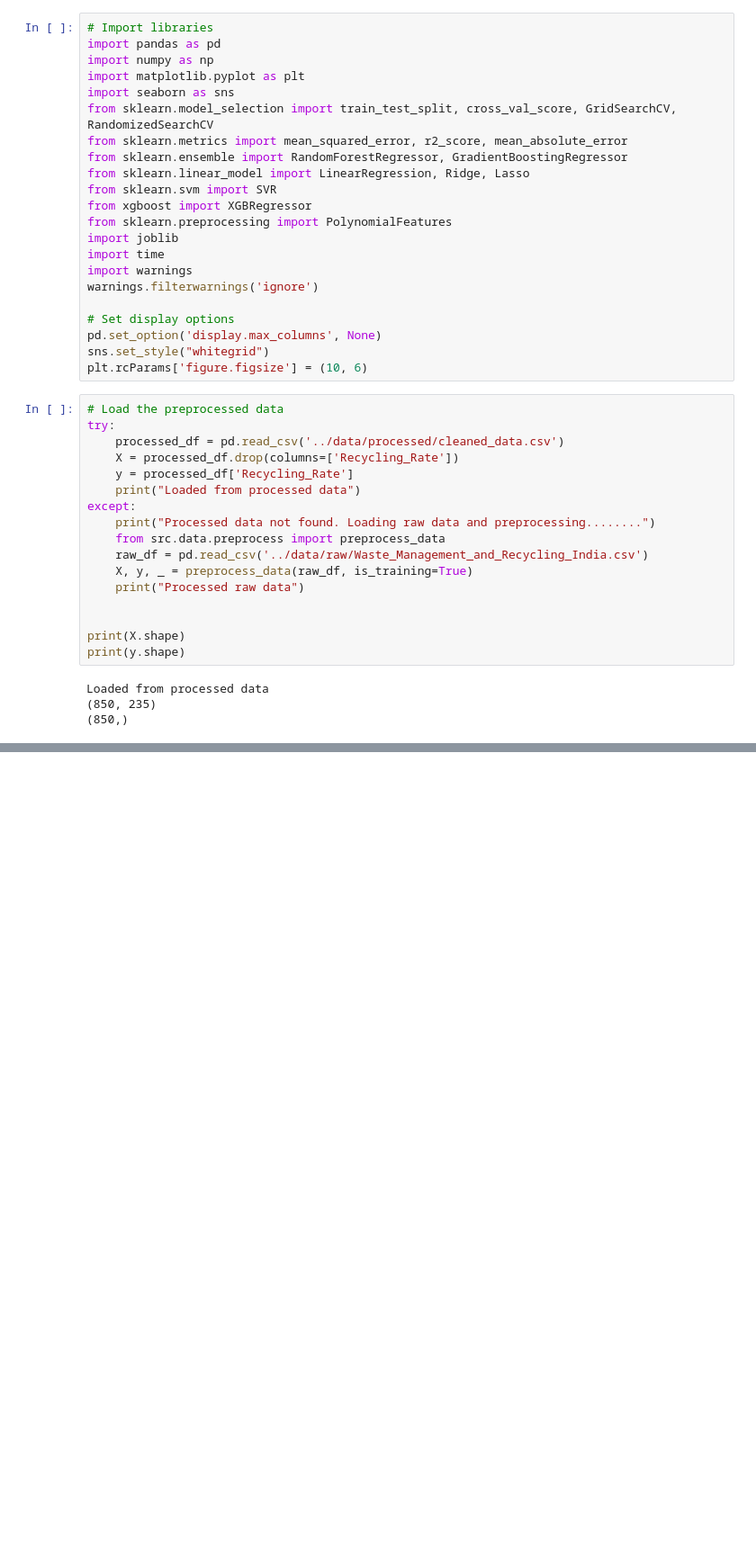
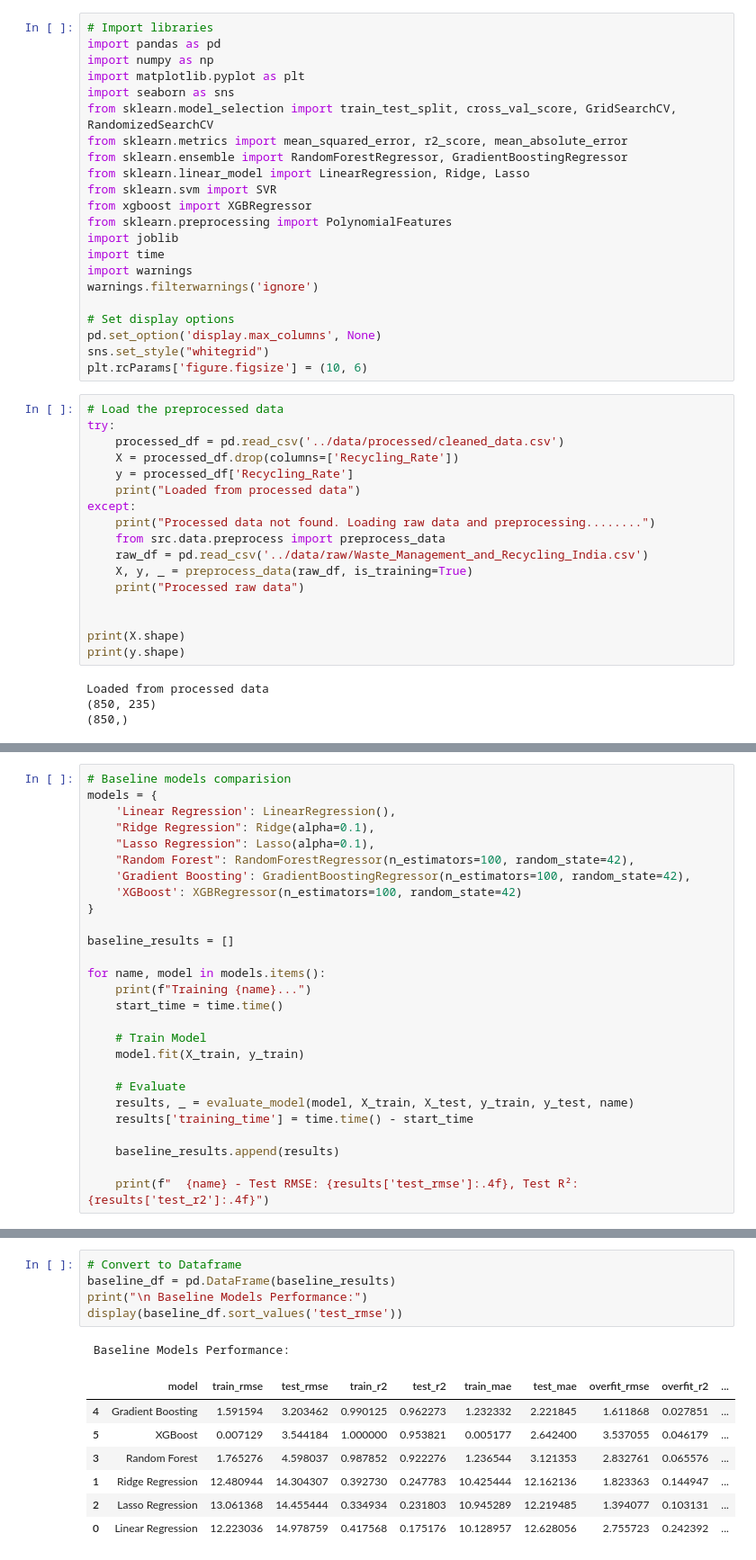
Before and after one commit to fp05107/Waste-Management-and-Recycling, a Jupyter notebook: Notebooks/03_model_training.ipynb, the cells around one changed output, grey strips where cells are left out. Shown at 90% size. Cells and saved outputs as stored; diff of their text form; blank space fills up the shorter version.

```diff
--- a/Notebooks/03_model_training.ipynb
+++ b/Notebooks/03_model_training.ipynb
@@ -65,0 +126,27 @@ ValueError: Found input variables with inconsistent numbers of samples: [850, 34
+# %%
+# Baseline models comparision
+models = {
+    'Linear Regression': LinearRegression(),
+    "Ridge Regression": Ridge(alpha=0.1),
+    "Lasso Regression": Lasso(alpha=0.1),
+    "Random Forest": RandomForestRegressor(n_estimators=100, random_state=42),
+    'Gradient Boosting': GradientBoostingRegressor(n_estimators=100, random_state=42),
+    'XGBoost': XGBRegressor(n_estimators=100, random_state=42)
+}
+
+baseline_results = []
+
+for name, model in models.items():
+    print(f"Training {name}...")
+    start_time = time.time()
+
+    # Train Model
+    model.fit(X_train, y_train)
+
+    # Evaluate
+    results, _ = evaluate_model(model, X_train, X_test, y_train, y_test, name)
+    results['training_time'] = time.time() - start_time
+
+    baseline_results.append(results)
+
+    print(f"  {name} - Test RMSE: {results['test_rmse']:.4f}, Test R²: {results['test_r2']:.4f}")
@@ -65,0 +186,14 @@ ValueError: Found input variables with inconsistent numbers of samples: [850, 34
+# %%
+# Convert to Dataframe
+baseline_df = pd.DataFrame(baseline_results)
+print("\n Baseline Models Performance:")
+display(baseline_df.sort_values('test_rmse'))
+# %% [output]
+ Baseline Models Performance:
+|  | model | train_rmse | test_rmse | train_r2 | test_r2 | train_mae | test_mae | overfit_rmse | overfit_r2 | ... |
+| 4 | Gradient Boosting | 1.591594 | 3.203462 | 0.990125 | 0.962273 | 1.232332 | 2.221845 | 1.611868 | 0.027851 | ... |
+| 5 | XGBoost | 0.007129 | 3.544184 | 1.000000 | 0.953821 | 0.005177 | 2.642400 | 3.537055 | 0.046179 | ... |
+| 3 | Random Forest | 1.765276 | 4.598037 | 0.987852 | 0.922276 | 1.236544 | 3.121353 | 2.832761 | 0.065576 | ... |
+| 1 | Ridge Regression | 12.480944 | 14.304307 | 0.392730 | 0.247783 | 10.425444 | 12.162136 | 1.823363 | 0.144947 | ... |
+| 2 | Lasso Regression | 13.061368 | 14.455444 | 0.334934 | 0.231803 | 10.945289 | 12.219485 | 1.394077 | 0.103131 | ... |
+| 0 | Linear Regression | 12.223036 | 14.978759 | 0.417568 | 0.175176 | 10.128957 | 12.628056 | 2.755723 | 0.242392 | ... |
```
Also changed, not shown: parts of 16 cells of this notebook, 20 other files.
